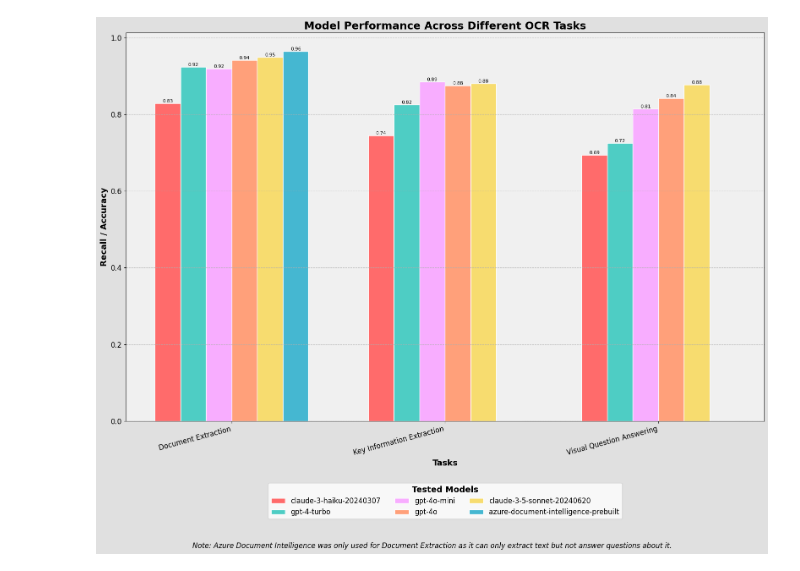
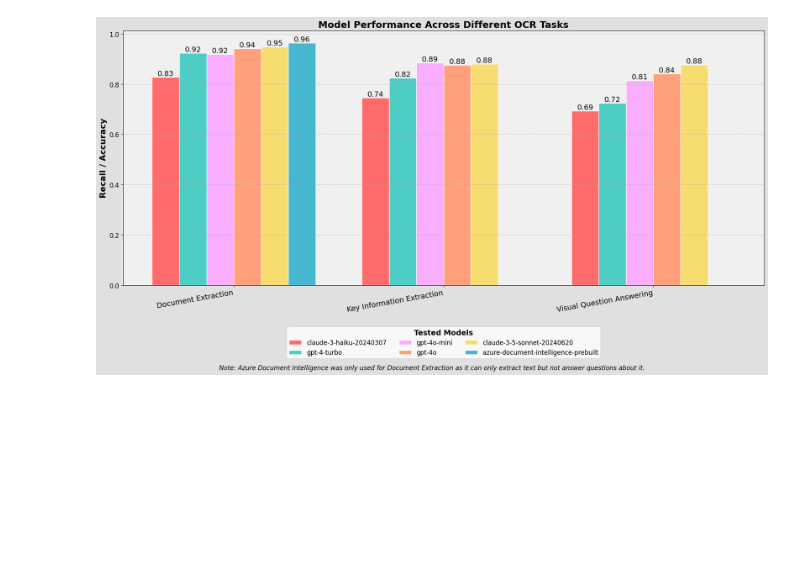
Before and after one commit to lakaschus/LLM_OCR_Benchmark, a Jupyter notebook: plot_results.ipynb, the cells around one changed output. Saved outputs shown, nothing was run; the diff lists cells and outputs as text; code cells hidden in the pictures; blank space fills up the shorter version.

Commit message:
Update image

```diff
--- a/plot_results.ipynb
+++ b/plot_results.ipynb
@@ -41,8 +41,8 @@ for model in models:
         results["Visual Question Answering"][model] = 0
 
 # Set up the plot
-plt.figure(figsize=(16, 12))  # Increased figure height to accommodate legend
-width = 0.12
+plt.figure(figsize=(18, 9))  # Increased figure height to accommodate legend
+width = 0.13
 x = np.arange(len(tasks))
 
 # Custom color palette
@@ -54,10 +54,10 @@ for i, model in enumerate(models):
     plt.bar(x + i*width, values, width, label=model, color=colors[i], edgecolor='white', linewidth=1)
 
 # Customize the plot
-plt.xlabel('Tasks', fontsize=14, fontweight='bold')
-plt.ylabel('Recall / Accuracy', fontsize=14, fontweight='bold')
+# plt.xlabel('Tasks', fontsize=16, fontweight='bold')
+plt.ylabel('Recall / Accuracy', fontsize=16, fontweight='bold')
 plt.title('Model Performance Across Different OCR Tasks', fontsize=18, fontweight='bold')
-plt.xticks(x + width*2.5, tasks, fontsize=12, rotation=15, ha='right')
+plt.xticks(x + width*2.5, tasks, fontsize=14, rotation=10, ha='right')
 plt.yticks(fontsize=12)
 
 # Add a grid for better readability
@@ -71,32 +71,32 @@ plt.setp(legend.get_title(), fontsize=14, fontweight='bold')
 # Center the legend box
 plt.setp(legend.get_title(), multialignment='center')
 legend.set_title("Tested Models", prop={'size': 14, 'weight': 'bold'})
 
 # Add value labels on top of each bar
 for i, model in enumerate(models):
     for j, task in enumerate(tasks):
         value = results[task][model]
         if value > 0:  # Only show labels for non-zero values
-            plt.text(j + i*width, value, f'{value:.2f}', ha='center', va='bottom', fontsize=8, rotation=0)
+            plt.text(j + i*width, value, f'{value:.2f}', ha='center', va='bottom', fontsize=14, rotation=0)
 
 # Improve the layout
 plt.tight_layout()
 
 # Add a fancy background
 plt.gca().set_facecolor('#F0F0F0')
 plt.gcf().set_facecolor('#E0E0E0')
 
 # Add a title explanation with adjusted position
 plt.figtext(0.5, -0.05, "Note: Azure Document Intelligence was only used for Document Extraction as it can only extract text but not answer questions about it.",
             ha='center', fontsize=12, style='italic')
 
 # Adjust subplot parameters to give space for legend and note
 plt.subplots_adjust(bottom=0.2)
 
 # Save the plot
 plt.savefig('combined_ocr_benchmark_results.png', dpi=300, bbox_inches='tight')
 
 # Show the plot
 plt.show()
 # %% [output]
-[figure, old version]
+[figure, new version]
```
Also changed, not shown: 1 other file.
